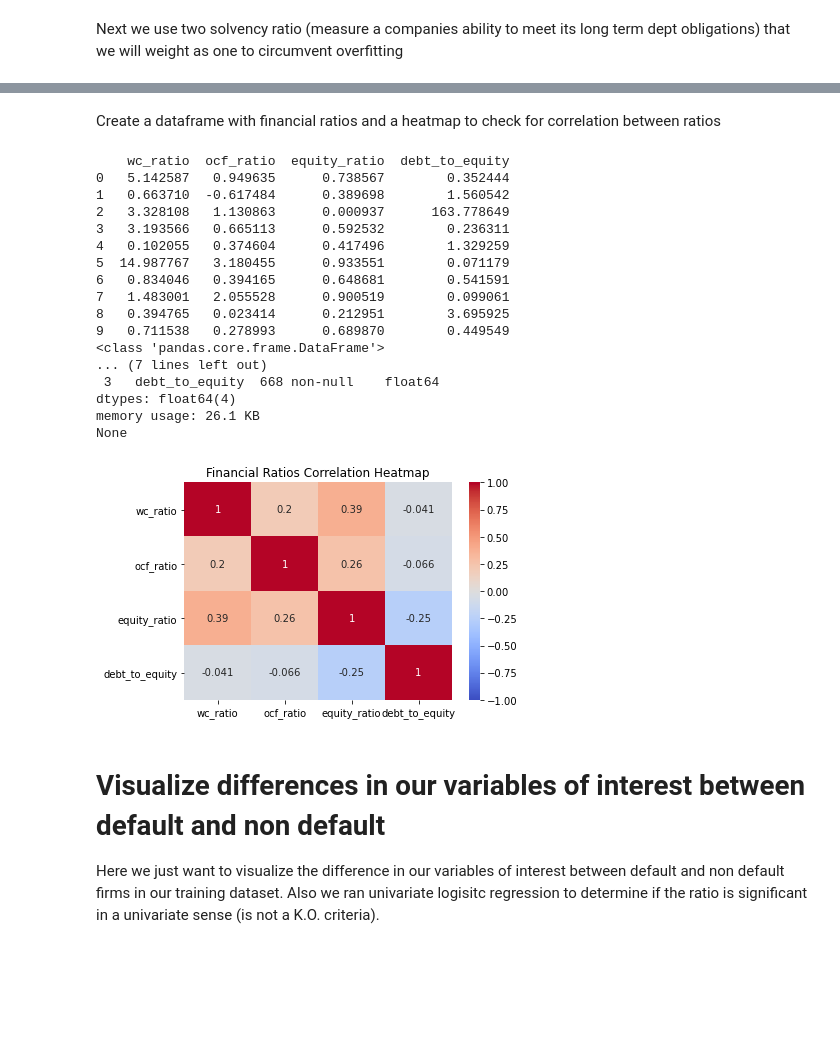
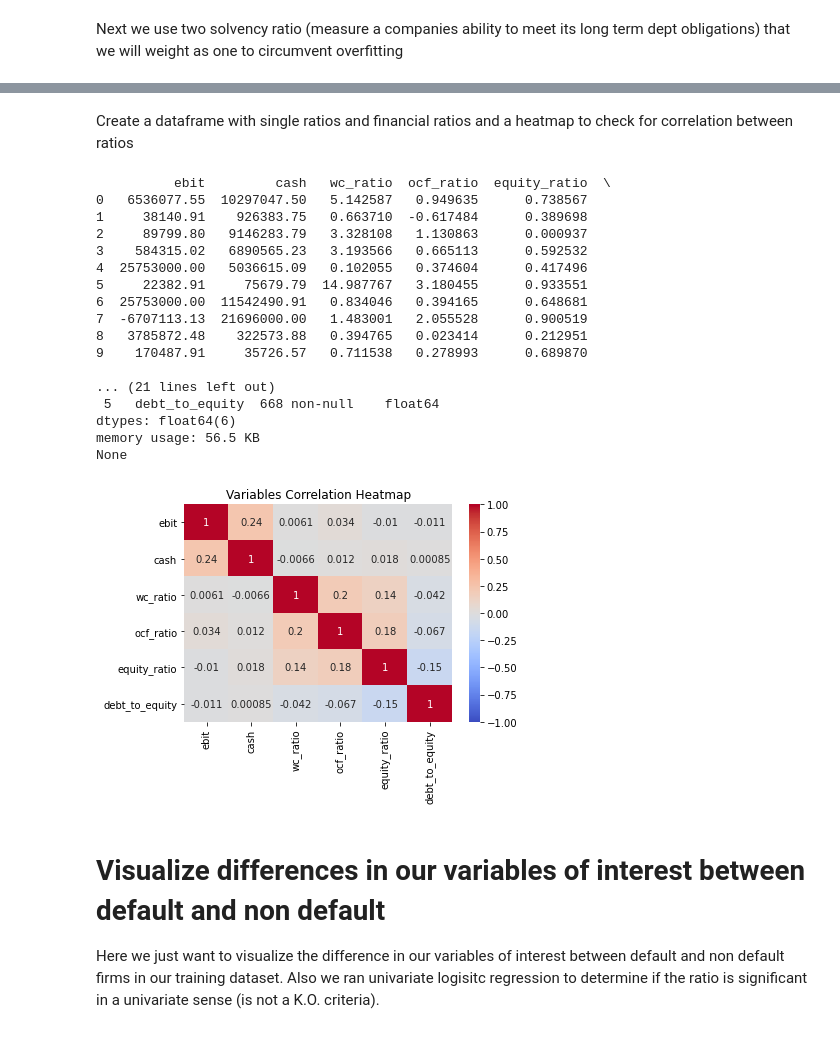
Before and after one commit to danIBK/SE_Risk_Management, a Jupyter notebook: Hello World.ipynb, the cells around one changed output, grey strips where cells are left out. Saved outputs shown, nothing was run; the diff lists cells and outputs as text; code cells hidden in the pictures; blank space fills up the shorter version.

```diff
--- a/Hello World.ipynb
+++ b/Hello World.ipynb
@@ -493,9 +521,9 @@ We use two liquidity ratios (measure a companies ability to meet its short term
 #create a column with total liabilities
 df_train['total_liabilities'] = df_train['total_liabilities_st'] + df_train['total_liabilities_mt'] + df_train['total_liabilities_lt']
 
-tr = df_train
-tr['wc_ratio'] = tr['current_assets']/tr['total_liabilities_st']
-plt.boxplot(tr.wc_ratio)
-#plt.boxplot(np.log(tr.wc_ratio))
+df_train['wc_ratio'] = df_train['current_assets']/df_train['total_liabilities_st']
+print(df_train.wc_ratio)
+print(df_train.wc_ratio.describe())
+plt.boxplot(df_train.wc_ratio)
 plt.show()
 # %% [output]
@@ -505,10 +550,10 @@ plt.show()
 # %%
-cf_pos = np.where(tr['cf_operating'] > 1, tr['cf_operating'], 0)
-cf_neg = np.where(tr['cf_operating'] < -1, tr['cf_operating'], 0)
-ocf = tr['cf_operating']/tr['total_liabilities_st']
+cf_pos = np.where(df_train['cf_operating'] > 1, df_train['cf_operating'], 0)
+cf_neg = np.where(df_train['cf_operating'] < -1, df_train['cf_operating'], 0)
+ocf = df_train['cf_operating']/df_train['total_liabilities_st']
 # winsorize ocf
-tr['ocf_ratio'] = sci.stats.mstats.winsorize(ocf, limits =[0.01, 0.015])
-plt.boxplot(tr.ocf_ratio)
+df_train['ocf_ratio'] = sci.stats.mstats.winsorize(ocf, limits =[0.01, 0.015])
+plt.boxplot(df_train.ocf_ratio)
 plt.show()
 # %% [output]
 [figure]
@@ -519,8 +564,8 @@ Next we use two solvency ratio (measure a companies ability to meet its long ter
 # %%
-tr['equity_ratio'] = np.where(tr['total_equity'] > 1, tr['total_equity']/tr['total_assets'], 0)
-print(tr.equity_ratio)
-print(tr.equity_ratio.describe())
-plt.boxplot(tr.equity_ratio)
+df_train['equity_ratio'] = np.where(df_train['total_equity'] > 1, df_train['total_equity']/df_train['total_assets'], 0)
+print(df_train.equity_ratio)
+print(df_train.equity_ratio.describe())
+plt.boxplot(df_train.equity_ratio)
 plt.show()
 # %% [output]
 0      0.738567
@@ -546,10 +591,10 @@ Name: equity_ratio, dtype: float64
 # %%
-dte = np.where(tr['total_equity'] > 1, tr['total_liabilities']/tr['total_equity'], 0)
-tr['debt_to_equity'] = sci.stats.mstats.winsorize(dte, limits =[0.0, 0.01])
-print(tr.debt_to_equity.describe())
-print(tr.debt_to_equity)
-print(tr.debt_to_equity.value_counts()) #46 nulls
-plt.boxplot(tr.debt_to_equity)
+dte = np.where(df_train['total_equity'] > 1, df_train['total_liabilities']/df_train['total_equity'], 0)
+df_train['debt_to_equity'] = sci.stats.mstats.winsorize(dte, limits =[0.0, 0.02])
+print(df_train.debt_to_equity.describe())
+print(df_train.debt_to_equity)
+print(df_train.debt_to_equity.value_counts()) #46 nulls
+plt.boxplot(df_train.debt_to_equity)
 plt.show()
 # %% [output]
 count    668.000000
@@ -573,33 +618,33 @@ Name: debt_to_equity, Length: 597, dtype: int64
 # %% [markdown]
-Create a dataframe with financial ratios and a heatmap to check for correlation between ratios
+Create a dataframe with single ratios and financial ratios and a heatmap to check for correlation between ratios
 # %%
-col = ['wc_ratio', 'ocf_ratio', 'equity_ratio', 'debt_to_equity']
+col = ['ebit', 'cash', 'wc_ratio', 'ocf_ratio', 'equity_ratio', 'debt_to_equity']
 data = df_train[col]
 print(data.head(10))
 print(data.info())
 
 heatmap = sns.heatmap(data.corr(), vmin=-1, vmax=1, annot=True, cmap="coolwarm")
-heatmap.set_title('Financial Ratios Correlation Heatmap')
+heatmap.set_title('Variables Correlation Heatmap')
 plt.show()
 # %% [output]
-    wc_ratio  ocf_ratio  equity_ratio  debt_to_equity
-0   5.142587   0.949635      0.738567        0.352444
-1   0.663710  -0.617484      0.389698        1.560542
-2   3.328108   1.130863      0.000937      163.778649
-3   3.193566   0.665113      0.592532        0.236311
-4   0.102055   0.374604      0.417496        1.329259
-5  14.987767   3.180455      0.933551        0.071179
-6   0.834046   0.394165      0.648681        0.541591
-7   1.483001   2.055528      0.900519        0.099061
-8   0.394765   0.023414      0.212951        3.695925
-9   0.711538   0.278993      0.689870        0.449549
-<class 'pandas.core.frame.DataFrame'>
-... (7 lines left out)
- 3   debt_to_equity  668 non-null    float64
-dtypes: float64(4)
-memory usage: 26.1 KB
+          ebit         cash   wc_ratio  ocf_ratio  equity_ratio  \
+0   6536077.55  10297047.50   5.142587   0.949635      0.738567
+1     38140.91    926383.75   0.663710  -0.617484      0.389698
+2     89799.80   9146283.79   3.328108   1.130863      0.000937
+3    584315.02   6890565.23   3.193566   0.665113      0.592532
+4  25753000.00   5036615.09   0.102055   0.374604      0.417496
+5     22382.91     75679.79  14.987767   3.180455      0.933551
+6  25753000.00  11542490.91   0.834046   0.394165      0.648681
+7  -6707113.13  21696000.00   1.483001   2.055528      0.900519
+8   3785872.48    322573.88   0.394765   0.023414      0.212951
+9    170487.91     35726.57   0.711538   0.278993      0.689870
+
+... (21 lines left out)
+ 5   debt_to_equity  668 non-null    float64
+dtypes: float64(6)
+memory usage: 56.5 KB
 None
-[figure, old version]
+[figure, new version]
 # %% [markdown]
 # Visualize differences in our variables of interest between default and non default
 
```
Also changed, not shown: parts of 26 cells of this notebook.
